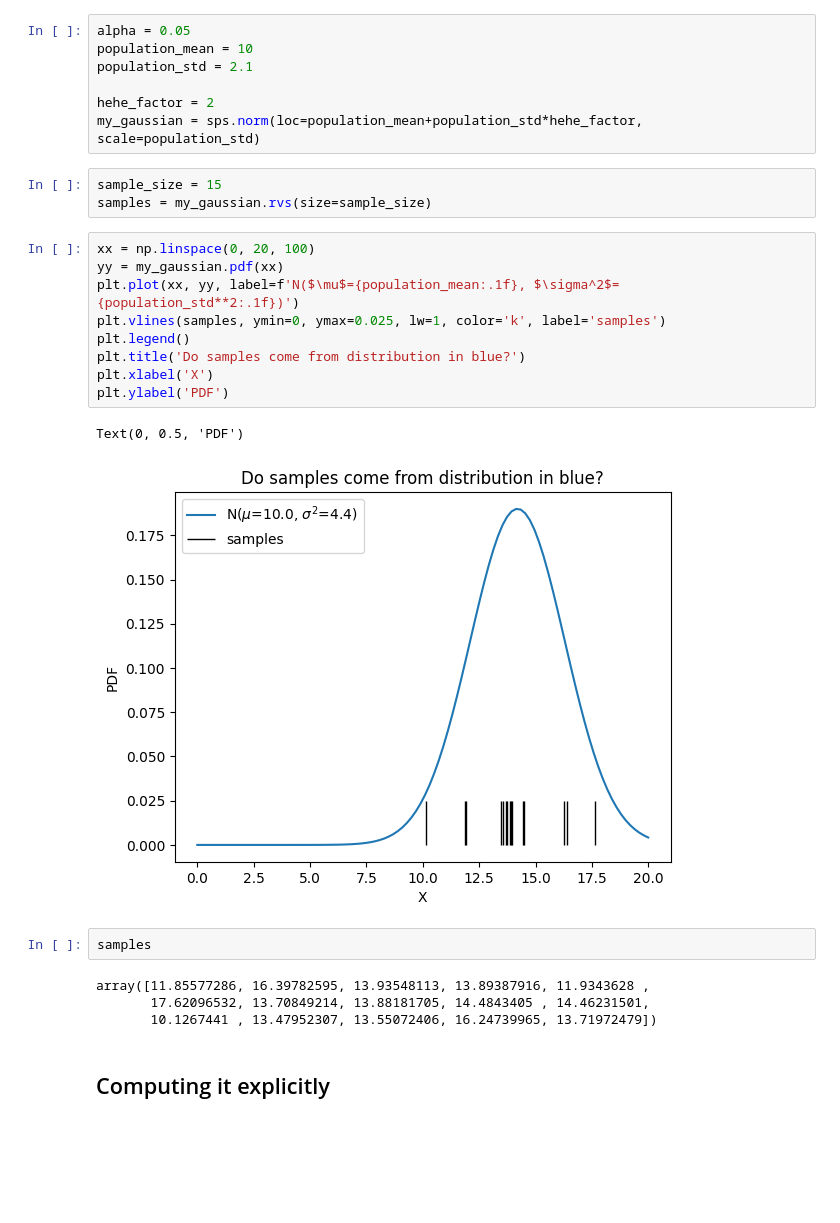
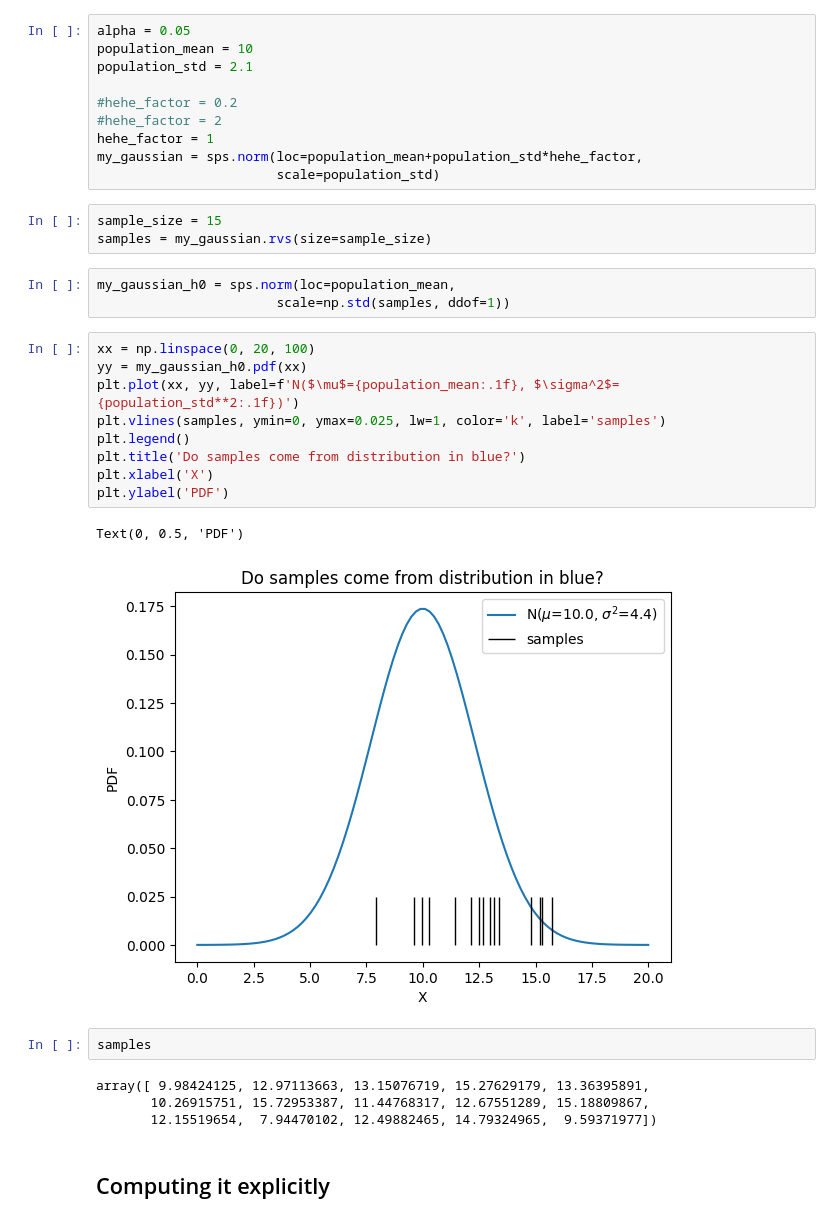
Before and after one commit to plt109/shp_stats_course, a Jupyter notebook: lesson_5/lesson5_students_t.ipynb, the cells around one changed output. Drawn from its saved outputs; the diff is of its cells as text; blank space fills up the shorter version.

```diff
--- a/lesson_5/lesson5_students_t.ipynb
+++ b/lesson_5/lesson5_students_t.ipynb
@@ -30,29 +30,35 @@ alpha = 0.05
 population_mean = 10
 population_std = 2.1
 
-hehe_factor = 2
-my_gaussian = sps.norm(loc=population_mean+population_std*hehe_factor, scale=population_std)
+#hehe_factor = 0.2
+#hehe_factor = 2
+hehe_factor = 1
+my_gaussian = sps.norm(loc=population_mean+population_std*hehe_factor,
+                       scale=population_std)
 # %%
 sample_size = 15
 samples = my_gaussian.rvs(size=sample_size)
+# %%
+my_gaussian_h0 = sps.norm(loc=population_mean,
+                       scale=np.std(samples, ddof=1))
 # %%
 xx = np.linspace(0, 20, 100)
-yy = my_gaussian.pdf(xx)
+yy = my_gaussian_h0.pdf(xx)
 plt.plot(xx, yy, label=f'N($\mu$={population_mean:.1f}, $\sigma^2$={population_std**2:.1f})')
 plt.vlines(samples, ymin=0, ymax=0.025, lw=1, color='k', label='samples')
 plt.legend()
 plt.title('Do samples come from distribution in blue?')
 plt.xlabel('X')
 plt.ylabel('PDF')
 # %% [output]
 Text(0, 0.5, 'PDF')
-[figure, old version]
+[figure, new version]
 # %%
 samples
 # %% [output]
-array([11.85577286, 16.39782595, 13.93548113, 13.89387916, 11.9343628 ,
-       17.62096532, 13.70849214, 13.88181705, 14.4843405 , 14.46231501,
-       10.1267441 , 13.47952307, 13.55072406, 16.24739965, 13.71972479])
+array([ 9.98424125, 12.97113663, 13.15076719, 15.27629179, 13.36395891,
+       10.26915751, 15.72953387, 11.44768317, 12.67551289, 15.18809867,
+       12.15519654,  7.94470102, 12.49882465, 14.79324965,  9.59371977])
 # %% [markdown]
 ## Computing it explicitly
 # %%
```
Also changed, not shown: parts of 10 cells of this notebook.
